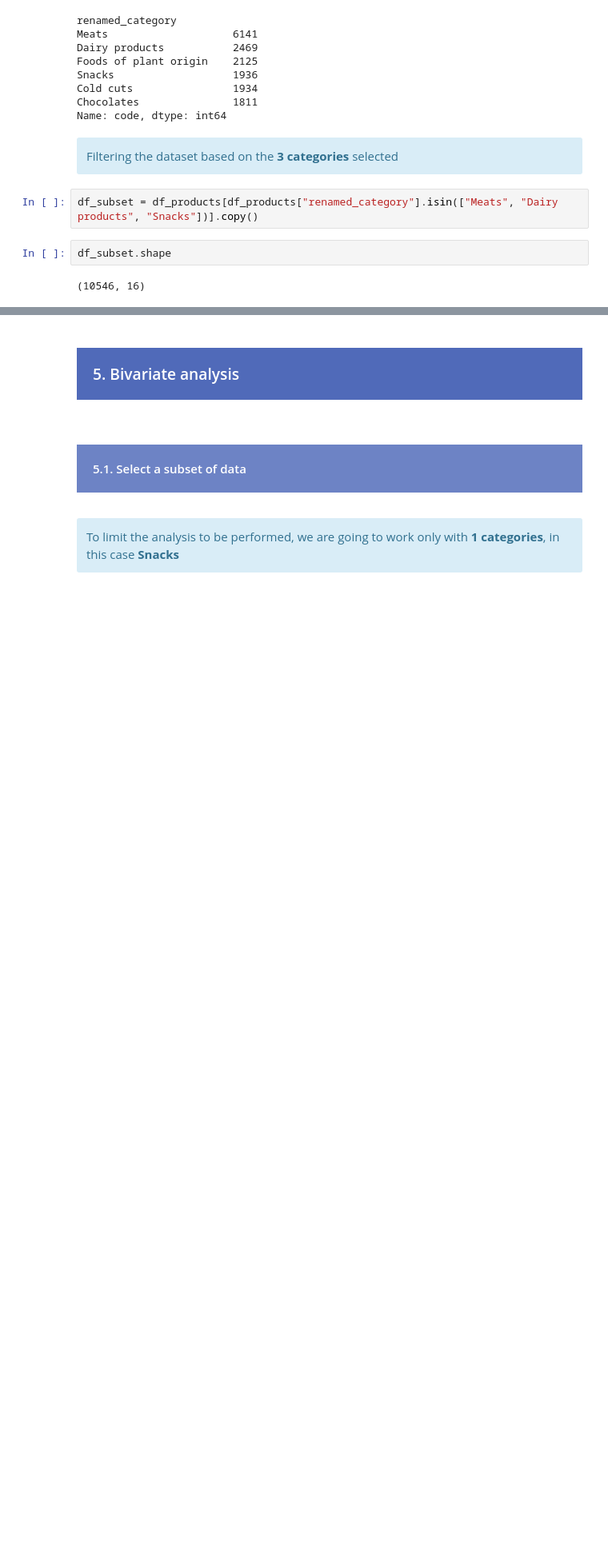
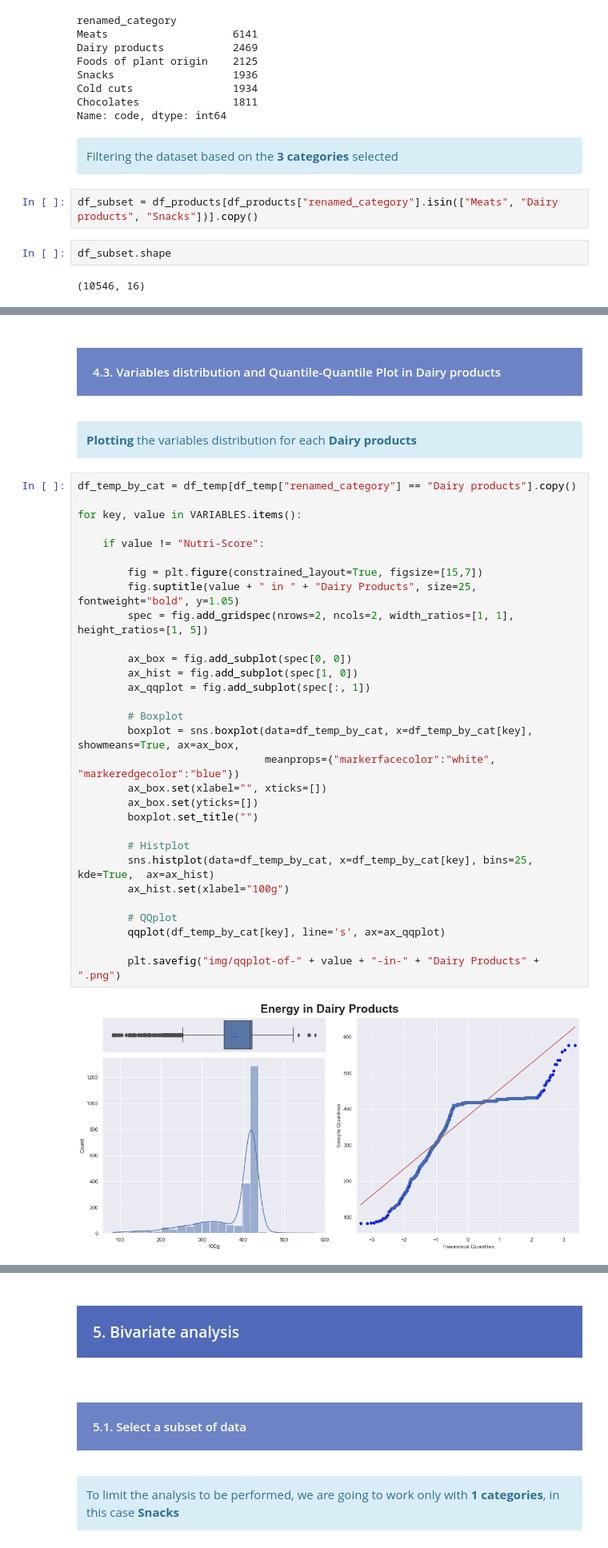
Before and after one commit to samirhinojosa/OC-P3-design-application-public-health, a Jupyter notebook: analysis_notebook.ipynb, the cells around one changed output, grey strips where cells are left out. Shown at 80% size. Drawn from its saved outputs; the diff is of its cells as text; blank space fills up the shorter version.

```diff
--- a/analysis_notebook.ipynb
+++ b/analysis_notebook.ipynb
@@ -480,0 +494,40 @@ Category: ( Snacks )
+# %% [markdown]
+<div style="background-color: #6D83C5;" >
+    <h4 style="margin: auto; padding: 20px; color:#fff; ">4.3. Variables distribution and Quantile-Quantile Plot in Dairy products</h4>
+</div>
+# %% [markdown]
+<div class="alert alert-block alert-info">
+    <b>Plotting</b> the variables distribution for each <b>Dairy products</b>
+</div>
+# %%
+df_temp_by_cat = df_temp[df_temp["renamed_category"] == "Dairy products"].copy()
+
+for key, value in VARIABLES.items():
+
+    if value != "Nutri-Score":
+
+        fig = plt.figure(constrained_layout=True, figsize=[15,7])
+        fig.suptitle(value + " in " + "Dairy Products", size=25, fontweight="bold", y=1.05)
+        spec = fig.add_gridspec(nrows=2, ncols=2, width_ratios=[1, 1], height_ratios=[1, 5])
+
+        ax_box = fig.add_subplot(spec[0, 0])
+        ax_hist = fig.add_subplot(spec[1, 0])
+        ax_qqplot = fig.add_subplot(spec[:, 1])
+
+        # Boxplot
+        boxplot = sns.boxplot(data=df_temp_by_cat, x=df_temp_by_cat[key], showmeans=True, ax=ax_box,
+                              meanprops={"markerfacecolor":"white", "markeredgecolor":"blue"})
+        ax_box.set(xlabel="", xticks=[])
+        ax_box.set(yticks=[])
+        boxplot.set_title("")
+
+        # Histplot
+        sns.histplot(data=df_temp_by_cat, x=df_temp_by_cat[key], bins=25,  kde=True,  ax=ax_hist)
+        ax_hist.set(xlabel="100g")
+
+        # QQplot
+        qqplot(df_temp_by_cat[key], line='s', ax=ax_qqplot)
+
+        plt.savefig("img/qqplot-of-" + value + "-in-" + "Dairy Products" + ".png")
+# %% [output]
+[figure, added]
```
Also changed, not shown: parts of 67 cells of this notebook, 19 other files.
